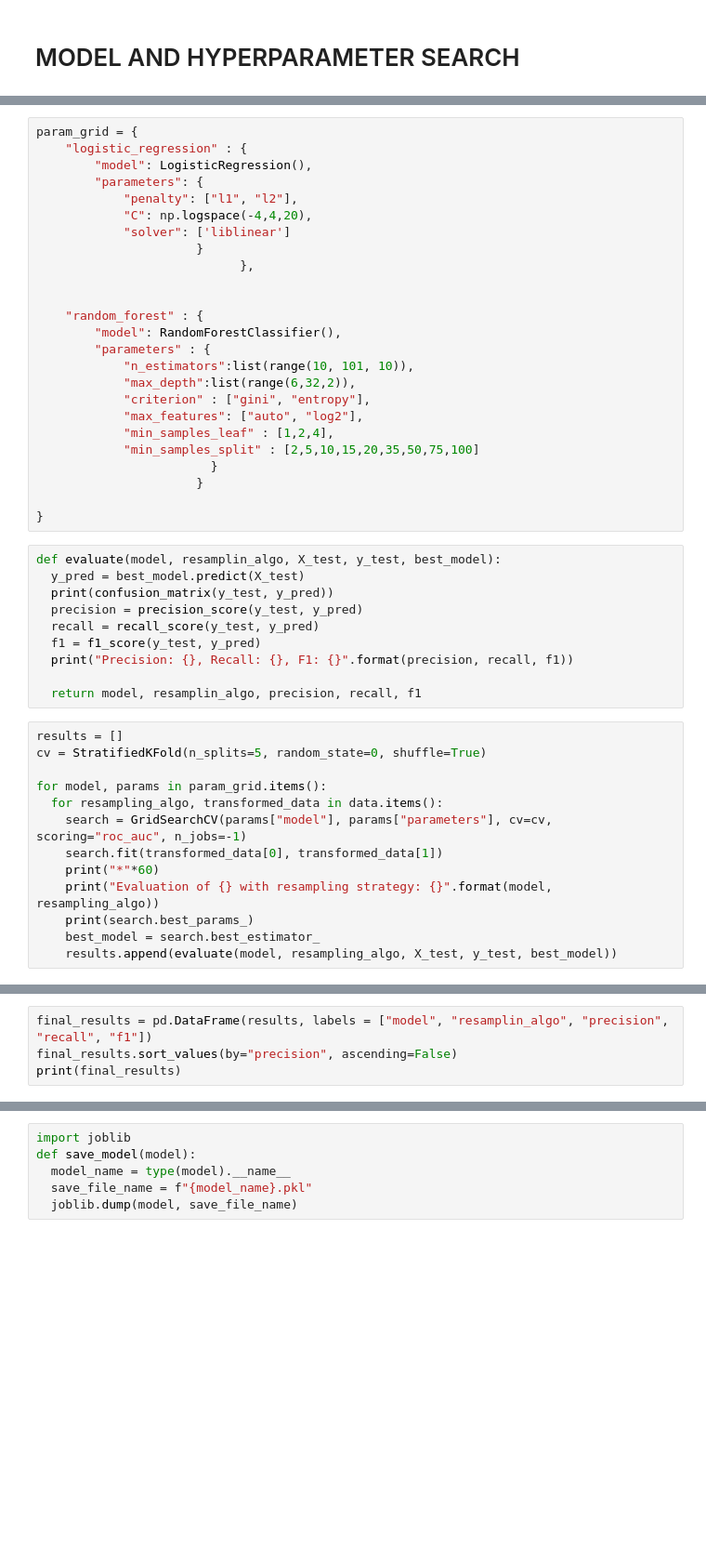
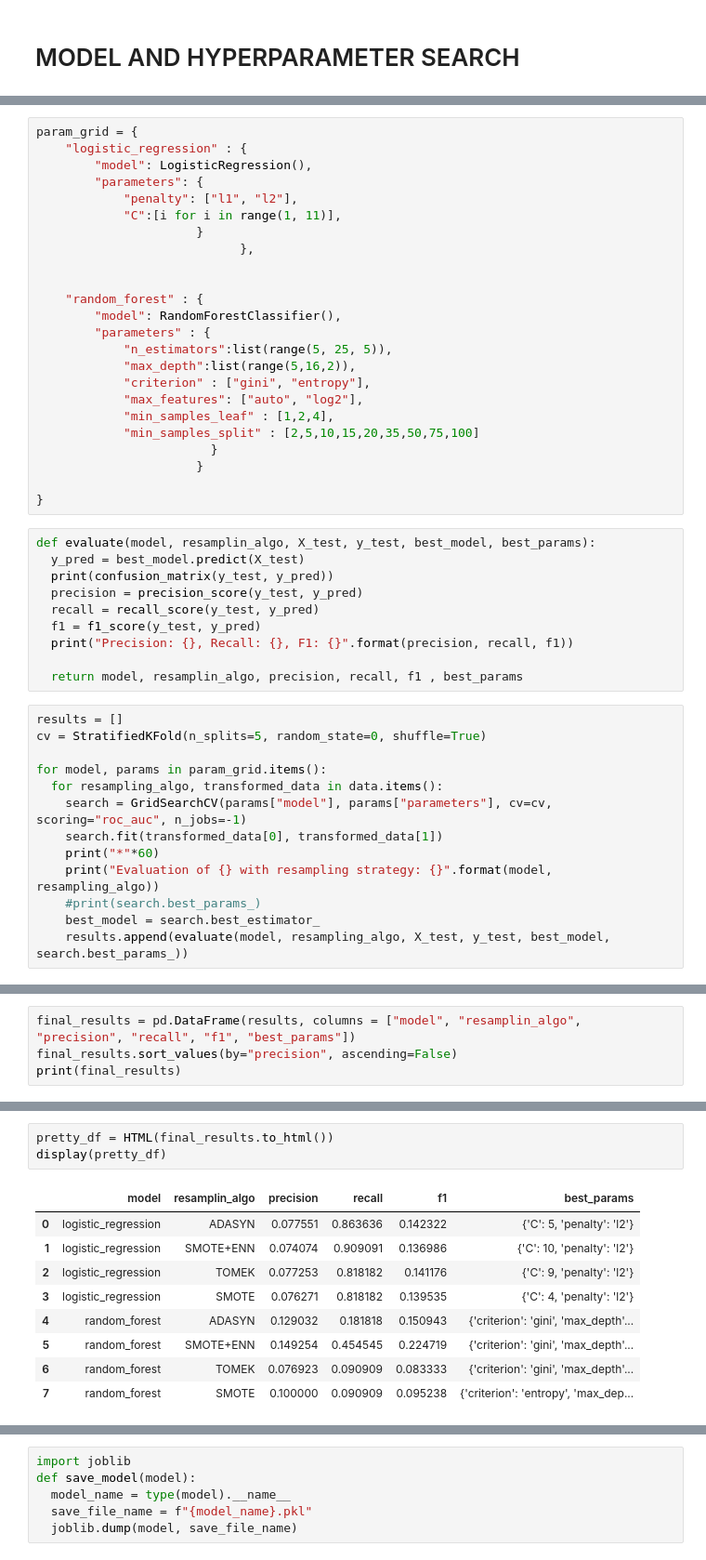
Before and after one commit to buczekEngineering/Stroke-Prediction-Application, a Jupyter notebook: Class_Imbalance_Part3.ipynb, the cells around one changed output, grey strips where cells are left out. Shown: that part at 93% size. Drawn from its saved outputs; the diff is of its cells as text; blank space fills up the shorter version.

```diff
--- a/Class_Imbalance_Part3.ipynb
+++ b/Class_Imbalance_Part3.ipynb
@@ -124,8 +130,7 @@ param_grid = {
         "model": LogisticRegression(),
         "parameters": {
             "penalty": ["l1", "l2"],
-            "C": np.logspace(-4,4,20),
-            "solver": ['liblinear']
+            "C":[i for i in range(1, 11)],
                       }
                             },
 
@@ -133,8 +138,8 @@ param_grid = {
     "random_forest" : {
         "model": RandomForestClassifier(),
         "parameters" : {
-            "n_estimators":list(range(10, 101, 10)),
-            "max_depth":list(range(6,32,2)),
+            "n_estimators":list(range(5, 25, 5)),
+            "max_depth":list(range(5,16,2)),
             "criterion" : ["gini", "entropy"],
             "max_features": ["auto", "log2"],
             "min_samples_leaf" : [1,2,4],
@@ -144,7 +149,7 @@ param_grid = {
 
 }
 # %%
-def evaluate(model, resamplin_algo, X_test, y_test, best_model):
+def evaluate(model, resamplin_algo, X_test, y_test, best_model, best_params):
   y_pred = best_model.predict(X_test)
   print(confusion_matrix(y_test, y_pred))
   precision = precision_score(y_test, y_pred)
@@ -152,7 +157,7 @@ def evaluate(model, resamplin_algo, X_test, y_test, best_model):
   f1 = f1_score(y_test, y_pred)
   print("Precision: {}, Recall: {}, F1: {}".format(precision, recall, f1))
 
-  return model, resamplin_algo, precision, recall, f1
+  return model, resamplin_algo, precision, recall, f1 , best_params
 # %%
 results = []
 cv = StratifiedKFold(n_splits=5, random_state=0, shuffle=True)
@@ -163,9 +168,9 @@ for model, params in param_grid.items():
     search.fit(transformed_data[0], transformed_data[1])
     print("*"*60)
     print("Evaluation of {} with resampling strategy: {}".format(model, resampling_algo))
-    print(search.best_params_)
+    #print(search.best_params_)
     best_model = search.best_estimator_
-    results.append(evaluate(model, resampling_algo, X_test, y_test, best_model))
+    results.append(evaluate(model, resampling_algo, X_test, y_test, best_model, search.best_params_))
 # %% [output]
 ************************************************************
 Evaluation of logistic_regression with resampling strategy: ADASYN
@@ -188,4 +221,4 @@ Precision is ill-defined and being set to 0.0 due to no predicted samples. Use `
 # %%
-final_results = pd.DataFrame(results, labels = ["model", "resamplin_algo", "precision", "recall", "f1"])
+final_results = pd.DataFrame(results, columns = ["model", "resamplin_algo", "precision", "recall", "f1", "best_params"])
 final_results.sort_values(by="precision", ascending=False)
 print(final_results)
@@ -191,0 +239,13 @@ print(final_results)
+# %%
+pretty_df = HTML(final_results.to_html())
+display(pretty_df)
+# %% [output]
+|  | model | resamplin_algo | precision | recall | f1 | best_params |
+| 0 | logistic_regression | ADASYN | 0.077551 | 0.863636 | 0.142322 | {'C': 5, 'penalty': 'l2'} |
+| 1 | logistic_regression | SMOTE+ENN | 0.074074 | 0.909091 | 0.136986 | {'C': 10, 'penalty': 'l2'} |
+| 2 | logistic_regression | TOMEK | 0.077253 | 0.818182 | 0.141176 | {'C': 9, 'penalty': 'l2'} |
+| 3 | logistic_regression | SMOTE | 0.076271 | 0.818182 | 0.139535 | {'C': 4, 'penalty': 'l2'} |
+| 4 | random_forest | ADASYN | 0.129032 | 0.181818 | 0.150943 | {'criterion': 'gini', 'max_depth'... |
+| 5 | random_forest | SMOTE+ENN | 0.149254 | 0.454545 | 0.224719 | {'criterion': 'gini', 'max_depth'... |
+| 6 | random_forest | TOMEK | 0.076923 | 0.090909 | 0.083333 | {'criterion': 'gini', 'max_depth'... |
+| 7 | random_forest | SMOTE | 0.100000 | 0.090909 | 0.095238 | {'criterion': 'entropy', 'max_dep... |
```
Also changed, not shown: parts of 9 cells of this notebook.
